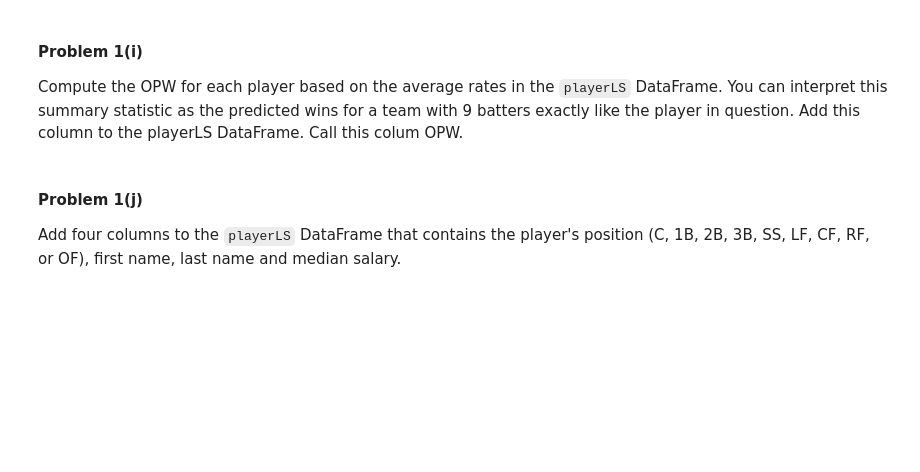
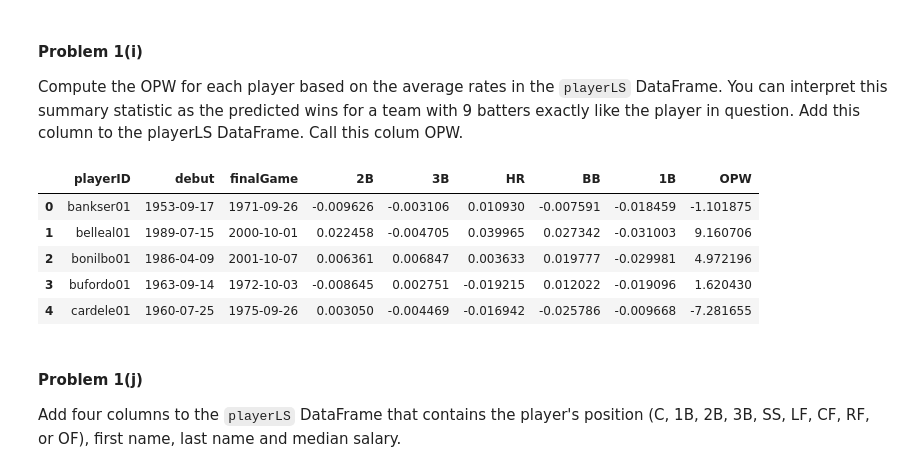
Before and after one commit to snazrul1/ssnazrul, a Jupyter notebook: DSE220/HW2/Assignment_2.ipynb, the cells around one changed output. Saved outputs shown, nothing was run; the diff lists cells and outputs as text; code cells hidden in the pictures; blank space fills up the shorter version.

```diff
--- a/DSE220/HW2/Assignment_2.ipynb
+++ b/DSE220/HW2/Assignment_2.ipynb
@@ -319,3 +372,14 @@ Compute the OPW for each player based on the average rates in the `playerLS` Dat
+# %%
+### Your code here ###
+playerLS['OPW'] = (65.44*playerLS['HR']) + (239.39*playerLS['BB'])
+playerLS.head()
+# %% [output]
+|  | playerID | debut | finalGame | 2B | 3B | HR | BB | 1B | OPW |
+| 0 | bankser01 | 1953-09-17 | 1971-09-26 | -0.009626 | -0.003106 | 0.010930 | -0.007591 | -0.018459 | -1.101875 |
+| 1 | belleal01 | 1989-07-15 | 2000-10-01 | 0.022458 | -0.004705 | 0.039965 | 0.027342 | -0.031003 | 9.160706 |
+| 2 | bonilbo01 | 1986-04-09 | 2001-10-07 | 0.006361 | 0.006847 | 0.003633 | 0.019777 | -0.029981 | 4.972196 |
+| 3 | bufordo01 | 1963-09-14 | 1972-10-03 | -0.008645 | 0.002751 | -0.019215 | 0.012022 | -0.019096 | 1.620430 |
+| 4 | cardele01 | 1960-07-25 | 1975-09-26 | 0.003050 | -0.004469 | -0.016942 | -0.025786 | -0.009668 | -7.281655 |
 # %% [markdown]
 #### Problem 1(j)
 
```
Also changed, not shown: parts of 11 cells of this notebook.
